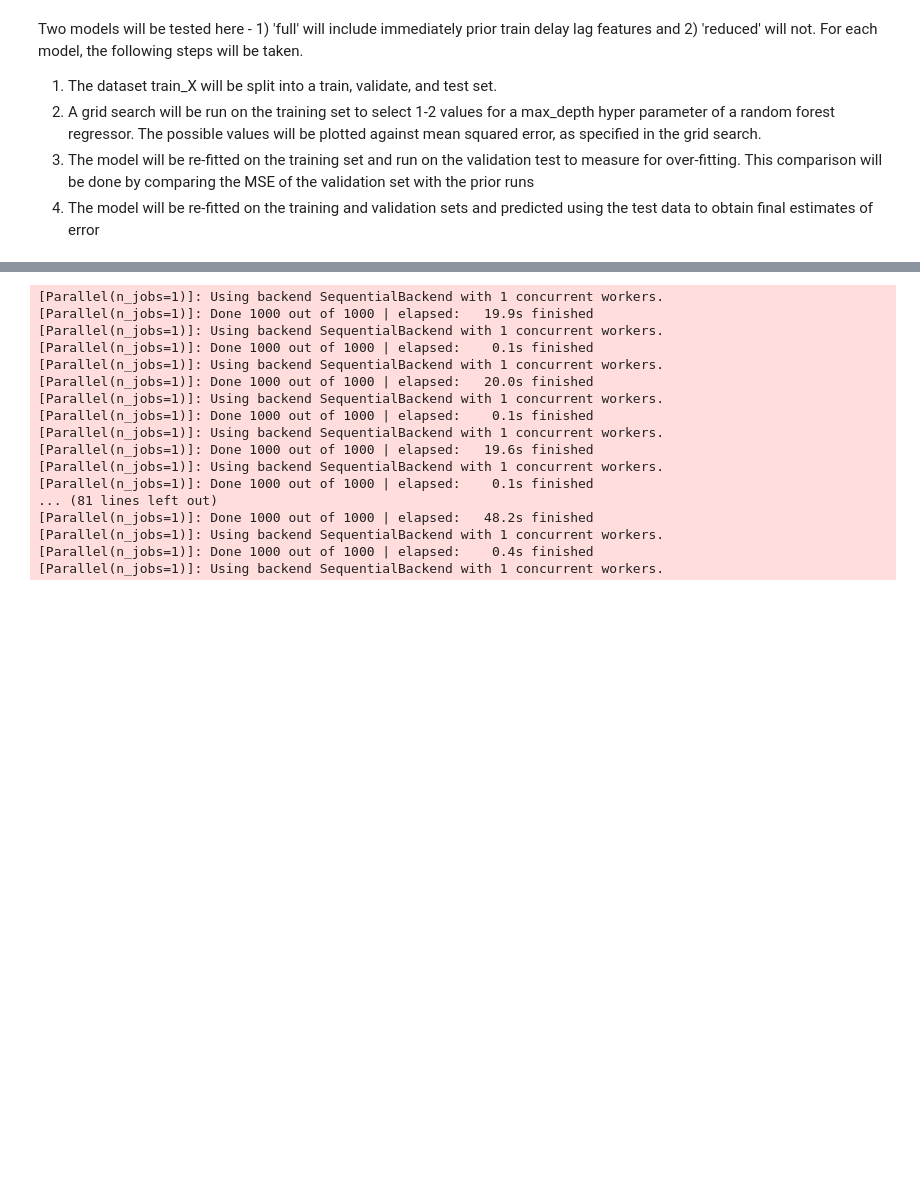
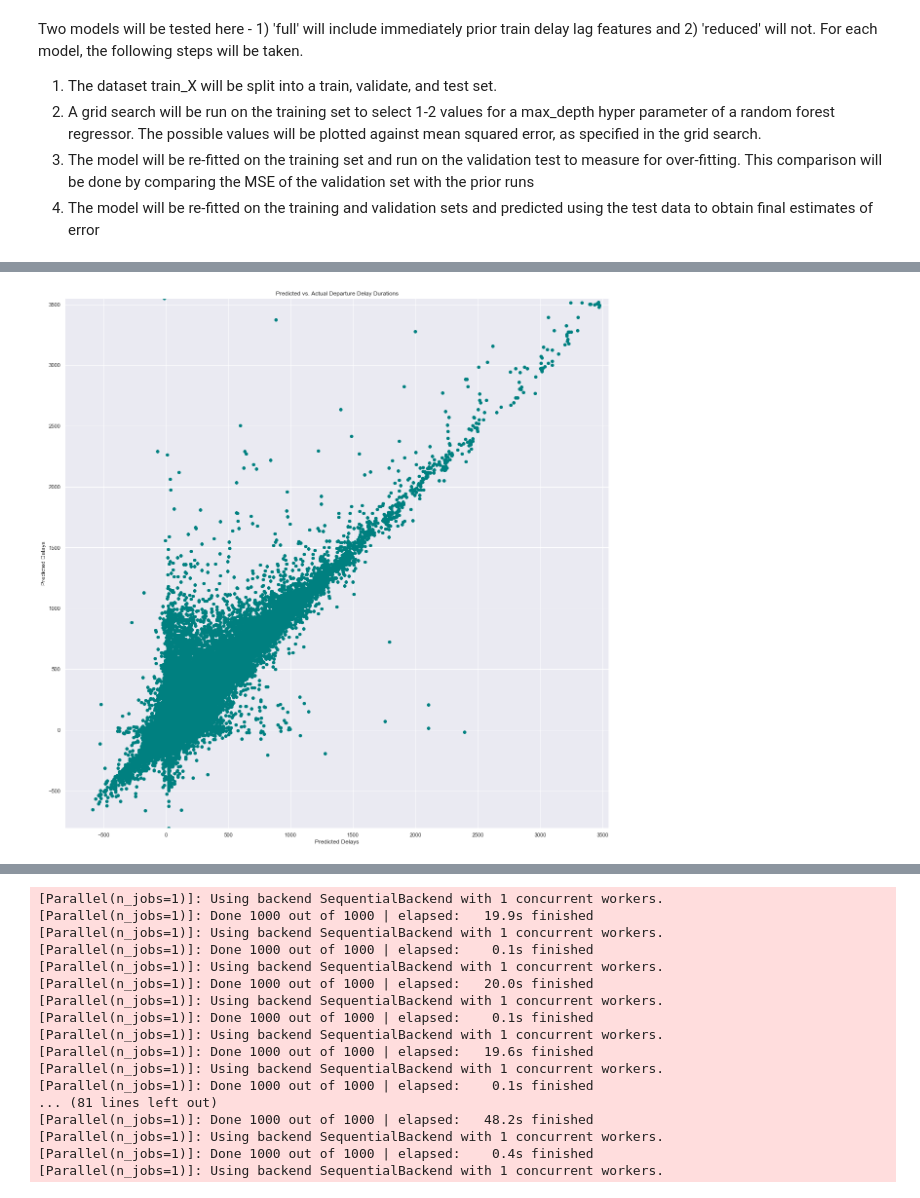
Before and after one commit to jasonsum/Springboard, a Jupyter notebook: RTD_capstone1/modeling.ipynb, the cells around one changed output, grey strips where cells are left out. Drawn from its saved outputs; the diff is of its cells as text; code cells hidden in the pictures; blank space fills up the shorter version.

```diff
--- a/RTD_capstone1/modeling.ipynb
+++ b/RTD_capstone1/modeling.ipynb
@@ -599,3 +867,15 @@ plt.show()
+# %%
+# Plot predicted vs. actuals
+plt.figure(figsize=(20,20))
+plt.scatter(y_pred_full,y_test, color='teal')
+plt.xlim(min(y_test), max(y_test))
+plt.ylim(min(y_test), max(y_test))
+plt.xlabel('Predicted Delays')
+plt.ylabel('Predicted Delays')
+plt.title('Predicted vs. Actual Departure Delay Durations')
+plt.show()
+# %% [output]
+[figure, added]
 # %%
 delay_min, delay_max = pred_full_df['y_test'].min(), pred_full_df['y_test'].max()
 print(delay_min)
```
Also changed, not shown: parts of 51 cells of this notebook, 3 other files.
